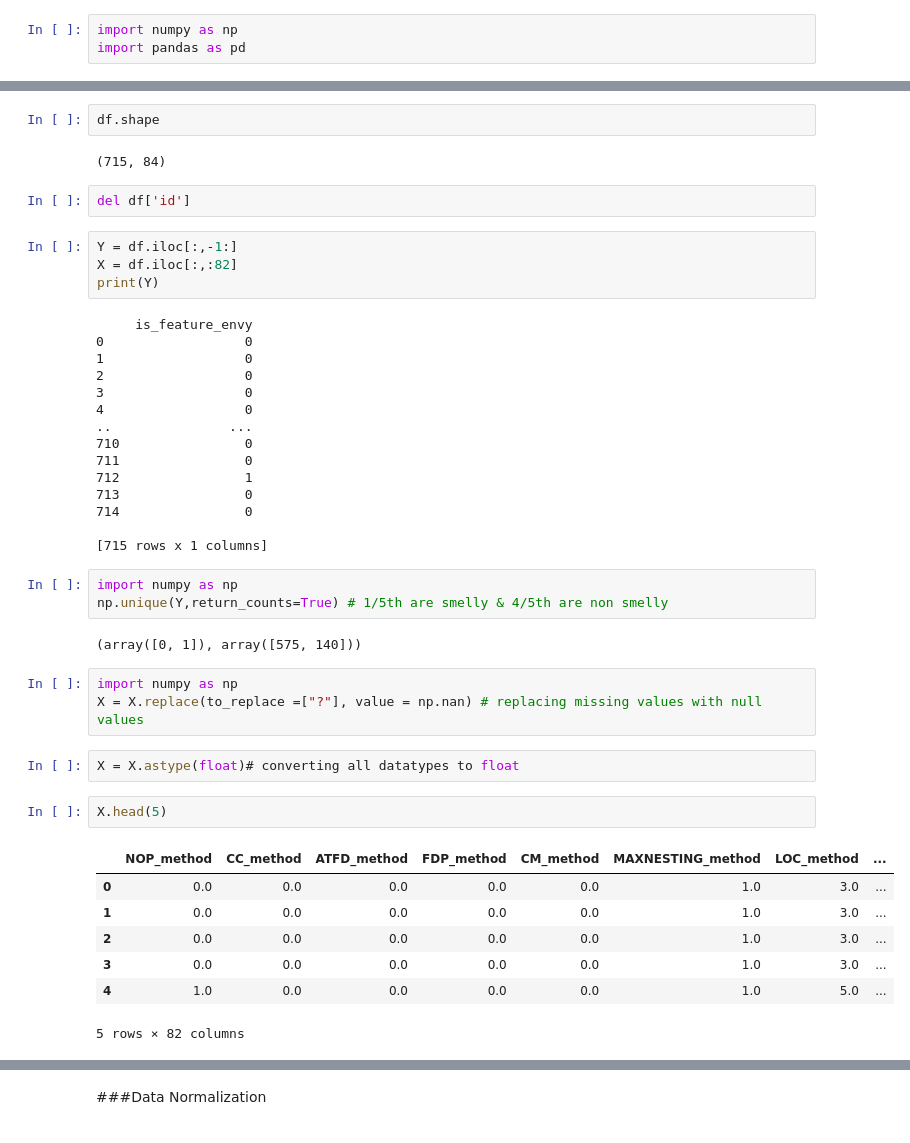
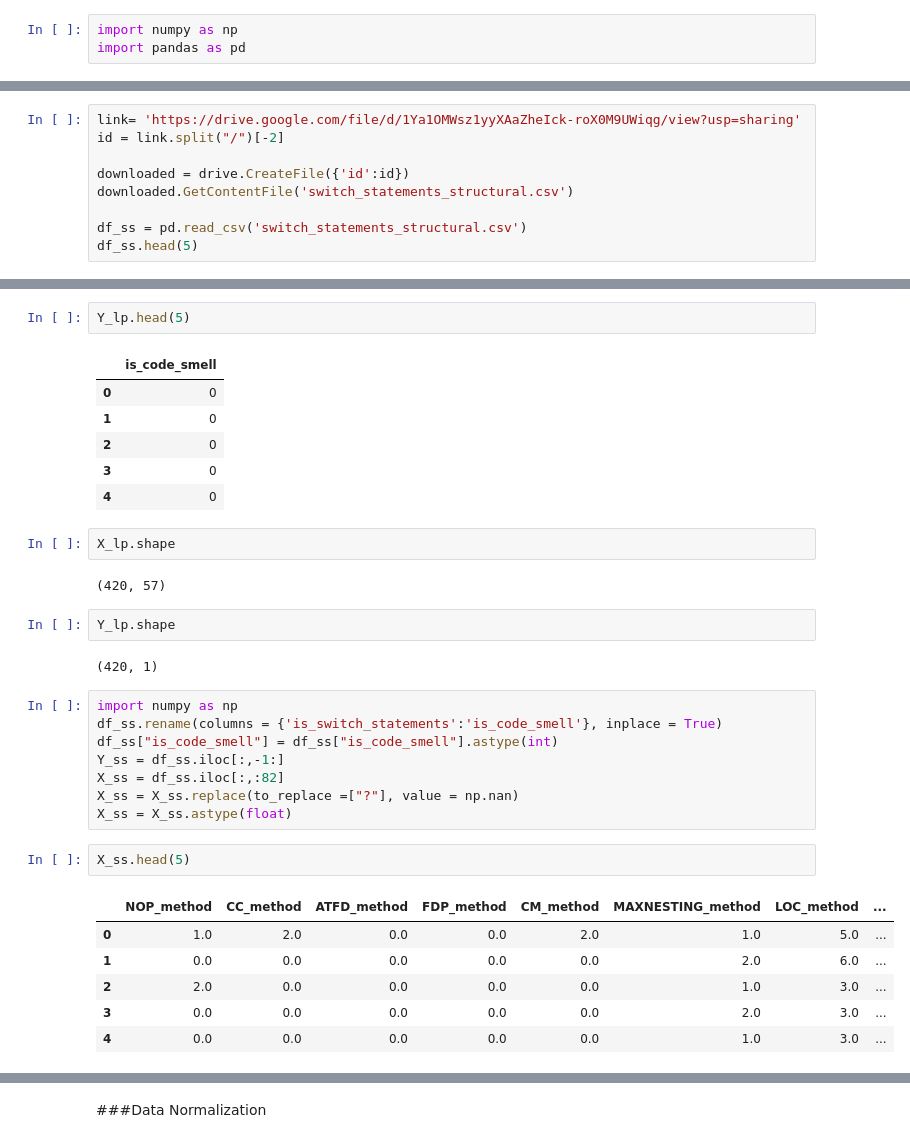
Before and after one commit to anushka-code/Deep-Multimodal-Architectures-Code-Smell-Classification, a Jupyter notebook: Feature_Envy_Classification.ipynb, the cells around one changed output, grey strips where cells are left out. Cells and saved outputs as stored; diff of their text form.

```diff
--- a/Feature_Envy_Classification.ipynb
+++ b/Feature_Envy_Classification.ipynb
@@ -41,0 +45,9 @@ df.head(5)
+# %%
+link= 'https://drive.google.com/file/d/1Ya1OMWsz1yyXAaZheIck-roX0M9UWiqg/view?usp=sharing'
+id = link.split("/")[-2]
+
+downloaded = drive.CreateFile({'id':id})
+downloaded.GetContentFile('switch_statements_structural.csv')
+
+df_ss = pd.read_csv('switch_statements_structural.csv')
+df_ss.head(5)
@@ -56,45 +80,34 @@ df.head(5)
+# %%
+Y_lp.head(5)
+# %% [output]
+|  | is_code_smell |
+| 0 | 0 |
+| 1 | 0 |
+| 2 | 0 |
+| 3 | 0 |
+| 4 | 0 |
 # %%
-df.shape
+X_lp.shape
 # %% [output]
-(715, 84)
+(420, 57)
-# %%
-del df['id']
-# %%
-Y = df.iloc[:,-1:]
-X = df.iloc[:,:82]
-print(Y)
-# %% [output]
-     is_feature_envy
-0                  0
-1                  0
-2                  0
-3                  0
-4                  0
-..               ...
-710                0
-711                0
-712                1
-713                0
-714                0
-
-[715 rows x 1 columns]
-# %%
-import numpy as np
-np.unique(Y,return_counts=True) # 1/5th are smelly & 4/5th are non smelly
-# %% [output]
-(array([0, 1]), array([575, 140]))
-# %%
-import numpy as np
-X = X.replace(to_replace =["?"], value = np.nan) # replacing missing values with null values
-# %%
-X = X.astype(float)# converting all datatypes to float
+# %%
+Y_lp.shape
+# %% [output]
+(420, 1)
+# %%
+import numpy as np
+df_ss.rename(columns = {'is_switch_statements':'is_code_smell'}, inplace = True)
+df_ss["is_code_smell"] = df_ss["is_code_smell"].astype(int)
+Y_ss = df_ss.iloc[:,-1:]
+X_ss = df_ss.iloc[:,:82]
+X_ss = X_ss.replace(to_replace =["?"], value = np.nan)
+X_ss = X_ss.astype(float)
 # %%
-X.head(5)
+X_ss.head(5)
 # %% [output]
 |  | NOP_method | CC_method | ATFD_method | FDP_method | CM_method | MAXNESTING_method | LOC_method | ... |
-| 0 | 0.0 | 0.0 | 0.0 | 0.0 | 0.0 | 1.0 | 3.0 | ... |
-| 1 | 0.0 | 0.0 | 0.0 | 0.0 | 0.0 | 1.0 | 3.0 | ... |
-| 2 | 0.0 | 0.0 | 0.0 | 0.0 | 0.0 | 1.0 | 3.0 | ... |
-| 3 | 0.0 | 0.0 | 0.0 | 0.0 | 0.0 | 1.0 | 3.0 | ... |
-| 4 | 1.0 | 0.0 | 0.0 | 0.0 | 0.0 | 1.0 | 5.0 | ... |
+| 0 | 1.0 | 2.0 | 0.0 | 0.0 | 2.0 | 1.0 | 5.0 | ... |
+| 1 | 0.0 | 0.0 | 0.0 | 0.0 | 0.0 | 2.0 | 6.0 | ... |
+| 2 | 2.0 | 0.0 | 0.0 | 0.0 | 0.0 | 1.0 | 3.0 | ... |
+| 3 | 0.0 | 0.0 | 0.0 | 0.0 | 0.0 | 2.0 | 3.0 | ... |
+| 4 | 0.0 | 0.0 | 0.0 | 0.0 | 0.0 | 1.0 | 3.0 | ... |
-5 rows × 82 columns
```
Also changed, not shown: parts of 33 cells of this notebook.
